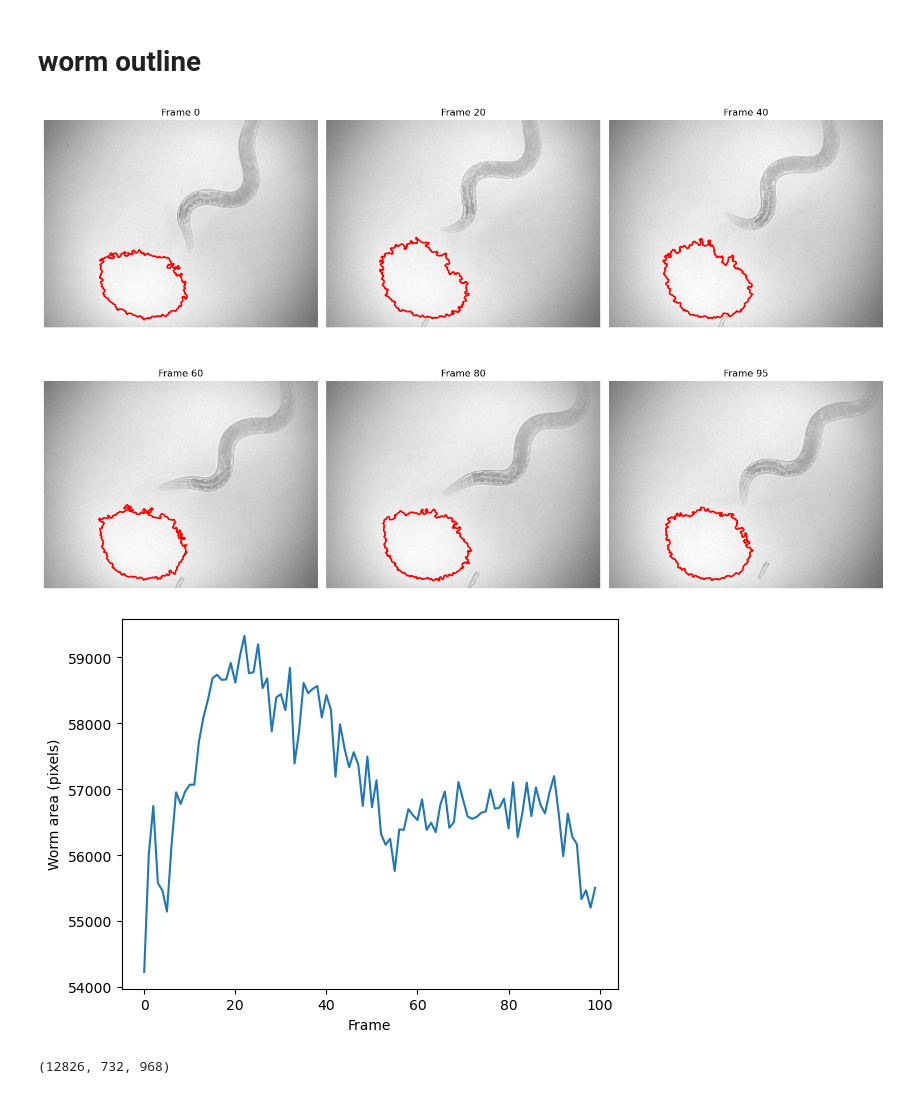
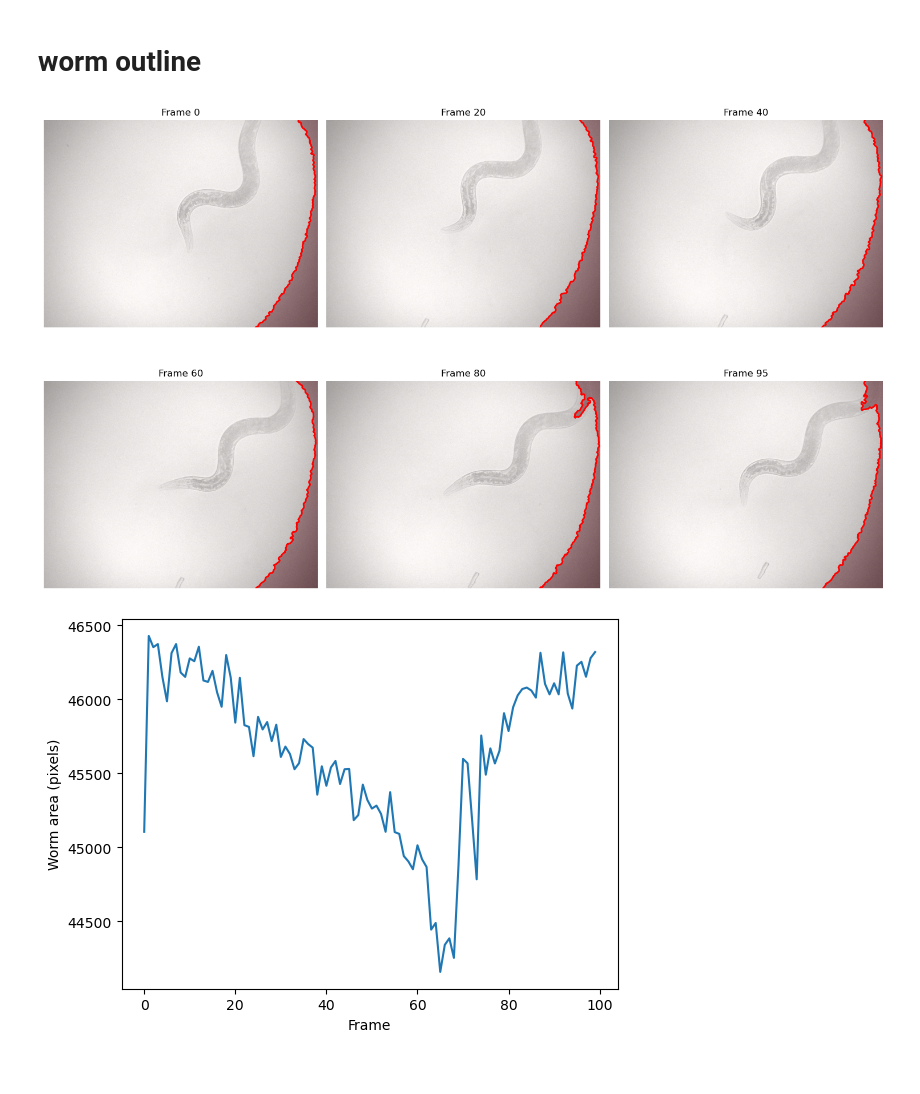
Before and after one commit to MunibH/g5ht-pipeline, a Jupyter notebook: view_h5_data.ipynb, the cells around one changed output. Cells and saved outputs as stored; diff of their text form; code cells hidden in the pictures.

```diff
--- a/view_h5_data.ipynb
+++ b/view_h5_data.ipynb
@@ -332,11 +332,12 @@ plt.show()
 # %%
 from skimage import filters, morphology, measure
 from scipy import ndimage
+import tqdm
 
-def get_worm_outlines_improved(im, sigma=2.0, percentile_thresh=85,
+def get_worm_outlines_improved(im, sigma=2.0, percentile_thresh=15,
                                  min_size=500, center_weight=True):
     """
-    Extract worm outlines with improved segmentation.
+    Extract worm outlines for dark worm on bright background.
 
     Parameters:
     -----------
@@ -345,7 +346,7 @@ def get_worm_outlines_improved(im, sigma=2.0, percentile_thresh=85,
     sigma : float
         Gaussian smoothing sigma (larger = smoother)
     percentile_thresh : float
-        Percentile for thresholding (85-95 works well for bright worm on dark background)
+        Percentile for thresholding (10-15 works well for dark worm on bright background)
     min_size : int
         Minimum object size to keep
     center_weight : bool
@@ -364,9 +365,9 @@ def get_worm_outlines_improved(im, sigma=2.0, percentile_thresh=85,
         # Smooth
         frame_smooth = filters.gaussian(frame, sigma=sigma)
 
-        # Adaptive threshold using percentile
+        # Adaptive threshold using percentile - INVERTED for dark objects
         thresh = np.percentile(frame_smooth, percentile_thresh)
-        binary = frame_smooth > thresh
+        binary = frame_smooth < thresh  # Changed from > to <
 
         # Morphological operations to clean up
         binary = morphology.binary_opening(binary, morphology.disk(2))
@@ -394,58 +395,34 @@ def get_worm_outlines_improved(im, sigma=2.0, percentile_thresh=85,
                     if score > best_score:
                         best_score = score
                         best_region = region
 
                 if best_region is not None:
                     binary = (labels == best_region.label)
             else:
                 # Just take largest
                 largest_region = max(regions, key=lambda r: r.area)
                 binary = (labels == largest_region.label)
 
         masks[t] = binary
 
         # Find contours
         contours = measure.find_contours(binary, 0.5)
         if len(contours) > 0:
             outline = max(contours, key=len)
             outlines.append(outline)
         else:
             outlines.append(np.array([]))
 
     return outlines, masks
 
-# Try different parameters
+# Try different parameters for dark worm
 outlines, masks = get_worm_outlines_improved(
     im[0:100],
     sigma=2.0,              # More smoothing
-    percentile_thresh=90,   # Try 85-95
+    percentile_thresh=10,   # Try 5-15 for dark objects
     min_size=500,           # Larger minimum size
     center_weight=True      # Prefer center objects
 )
-
-# Visualize multiple frames
-fig, axes = plt.subplots(2, 3, figsize=(15, 10))
-for i, t in enumerate([0, 20, 40, 60, 80, 95]):
-    ax = axes[i // 3, i % 3]
-    ax.imshow(im[t], cmap='gray', vmin=0, vmax=np.percentile(im[t], 99))
-    if len(outlines[t]) > 0:
-        ax.plot(outlines[t][:, 1], outlines[t][:, 0], 'r-', linewidth=2)
-    ax.set_title(f'Frame {t}')
-    ax.axis('off')
-plt.tight_layout()
-plt.show()
-
-# Check areas over time
-areas = np.array([np.sum(masks[t]) for t in range(masks.shape[0])])
-plt.figure()
-plt.plot(areas)
-plt.xlabel('Frame')
-plt.ylabel('Worm area (pixels)')
-plt.show()
 # %% [output]
-[figure, old version]
+[figure, new version]
-[figure, old version]
+[figure, new version]
-# %%
-im.shape
-# %% [output]
-(12826, 732, 968)
```
Also changed, not shown: parts of 1 cell of this notebook, 1 other file.
